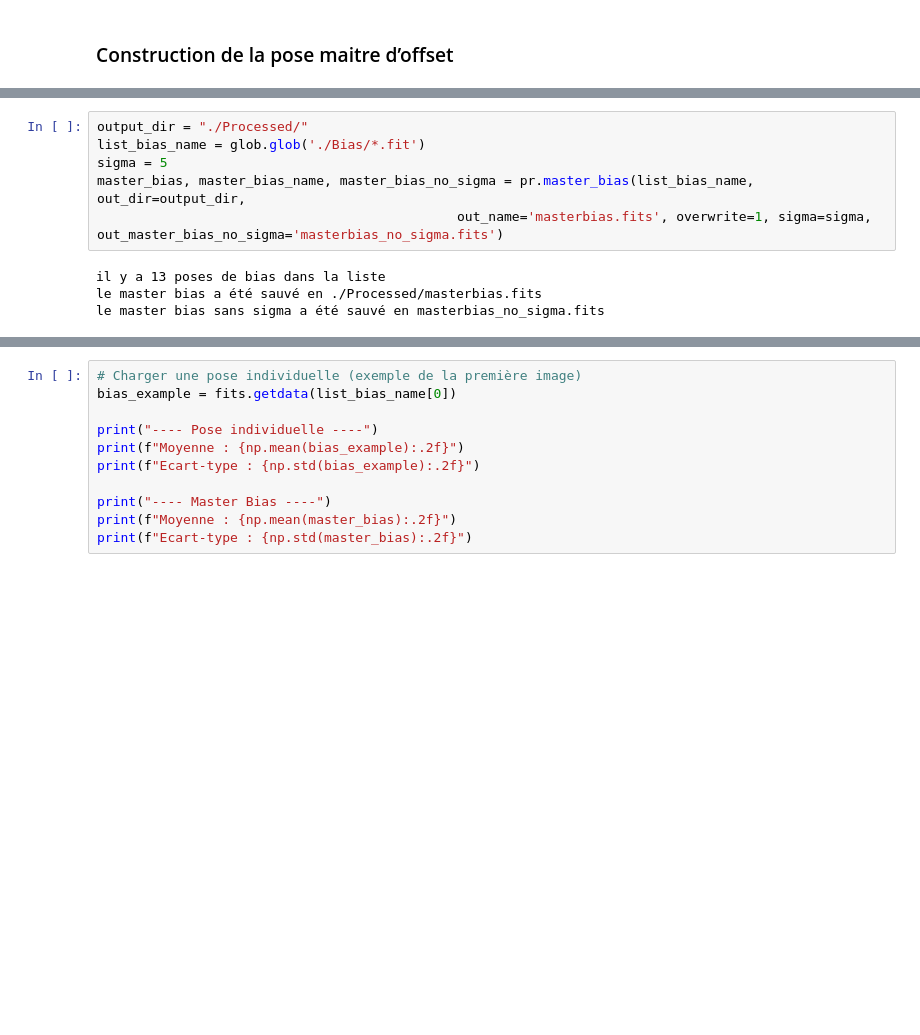
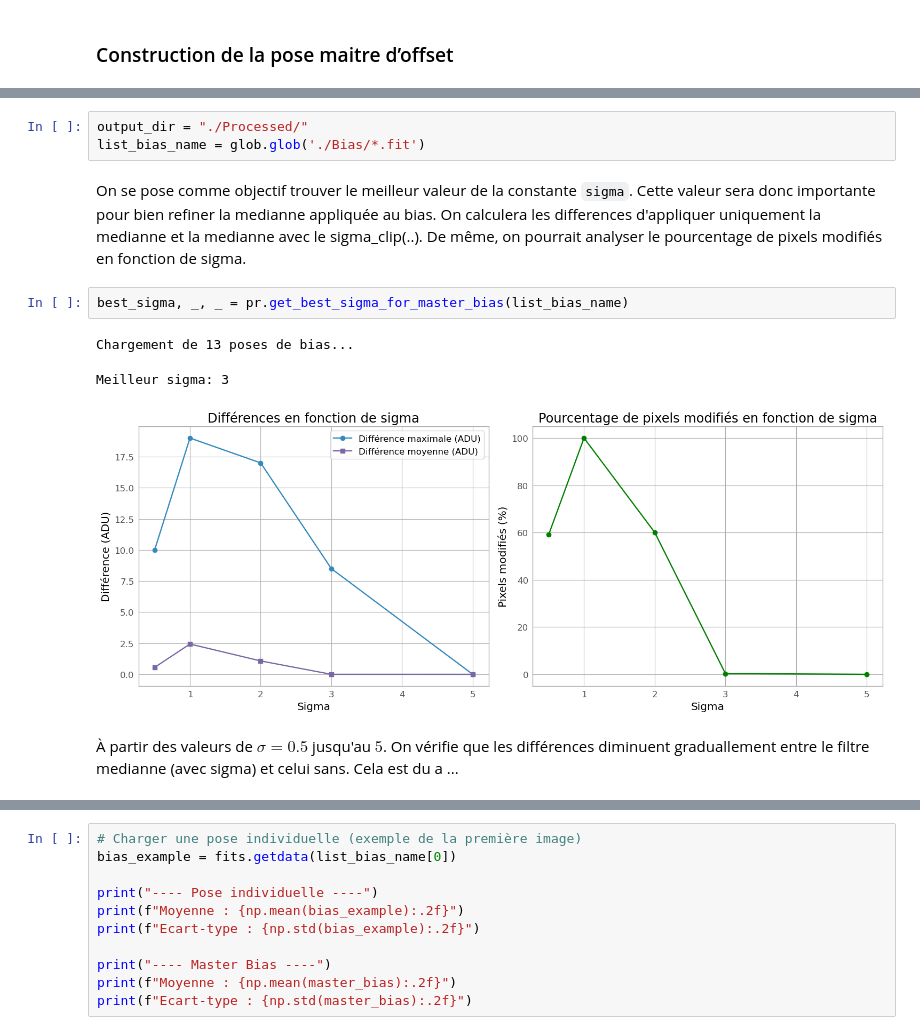
Before and after one commit to kmiloarguello/galaxies, a Jupyter notebook: ARG_TP1.ipynb, the cells around one changed output, grey strips where cells are left out. Saved outputs shown, nothing was run; the diff lists cells and outputs as text; blank space fills up the shorter version.

```diff
--- a/ARG_TP1.ipynb
+++ b/ARG_TP1.ipynb
@@ -140,10 +141,13 @@ utils.plot_bias_hist('Bias/T32-fetedelascience-Bias-000-LD20230411-LT152814-BIN1
 # %%
 output_dir = "./Processed/"
 list_bias_name = glob.glob('./Bias/*.fit')
-sigma = 5
-master_bias, master_bias_name, master_bias_no_sigma = pr.master_bias(list_bias_name, out_dir=output_dir,
-                                              out_name='masterbias.fits', overwrite=1, sigma=sigma, out_master_bias_no_sigma='masterbias_no_sigma.fits')
-# %% [output]
-il y a 13 poses de bias dans la liste
-le master bias a été sauvé en ./Processed/masterbias.fits
-le master bias sans sigma a été sauvé en masterbias_no_sigma.fits
+# %% [markdown]
+On se pose comme objectif trouver le meilleur valeur de la constante `sigma`. Cette valeur sera donc importante pour  bien refiner la medianne appliquée au bias. On calculera les differences d'appliquer uniquement la medianne et la medianne avec le sigma_clip(..). De même, on pourrait analyser le pourcentage de pixels modifiés en fonction de sigma.
+# %%
+best_sigma, _, _ = pr.get_best_sigma_for_master_bias(list_bias_name)
+# %% [output]
+Chargement de 13 poses de bias...
+Meilleur sigma: 3
+[figure, added]
+# %% [markdown]
+À partir des valeurs de  $\sigma = 0.5$ jusqu'au $5$. On vérifie que les différences diminuent graduallement entre le filtre medianne (avec sigma) et celui sans. Cela est du a ...
```
Also changed, not shown: parts of 34 cells of this notebook, 2 other files.
